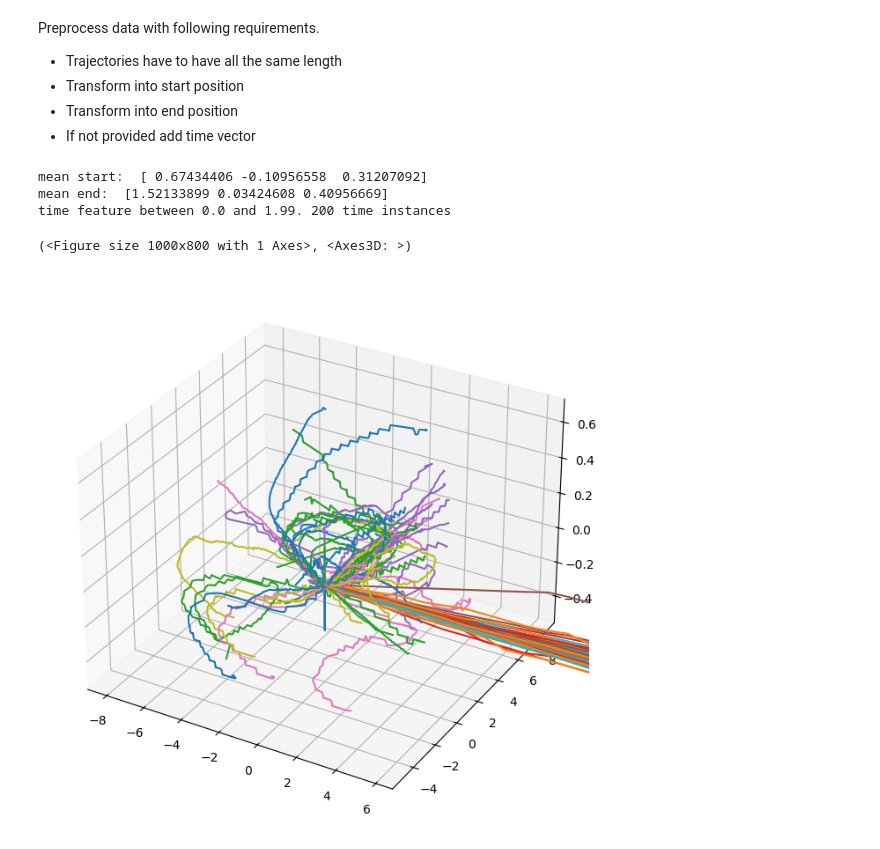
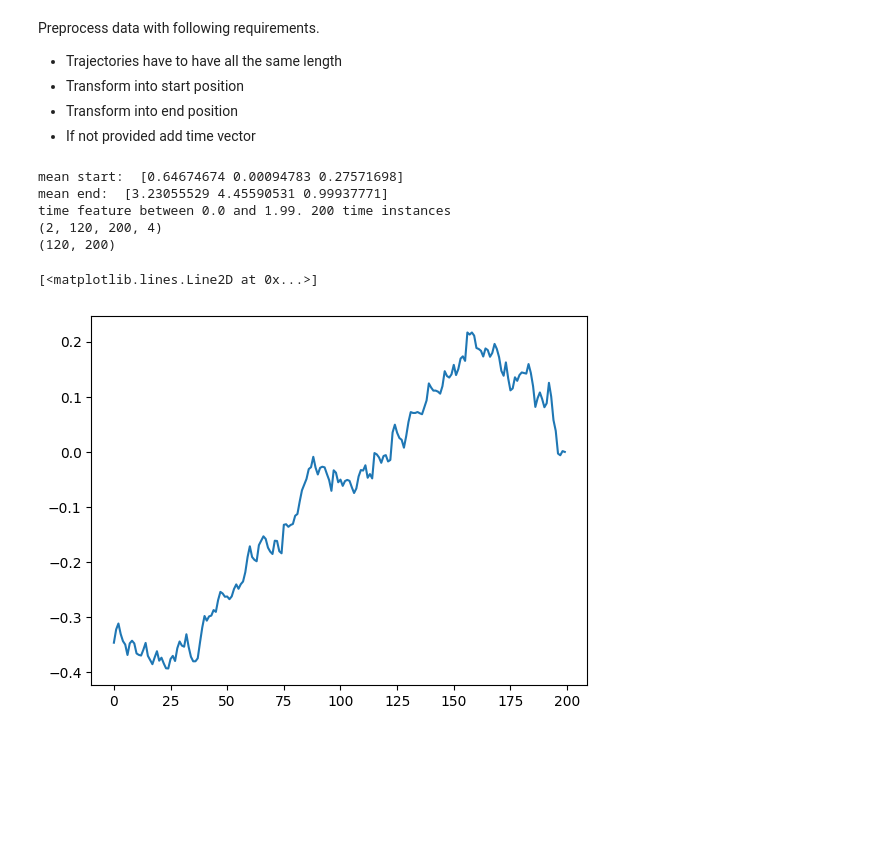
Before and after one commit to RobinU434/TaskParameterizedGaussianMixtureModels, a Jupyter notebook: examples/example.ipynb, the cells around one changed output. Saved outputs shown, nothing was run; the diff lists cells and outputs as text; code cells hidden in the pictures; blank space fills up the shorter version.

```diff
--- a/examples/example.ipynb
+++ b/examples/example.ipynb
@@ -57,0 +60,22 @@ plot_trajectories(
+# %%
+trajectory = trajectories[50]  # start trajectory
+
+trajectory_vector = np.diff(trajectory, axis=0)
+
+synthetic_trajectories = []
+num_trajectories = 120
+for _ in range(num_trajectories):
+    synthetic_trajectory = np.zeros_like(trajectory)
+    noise = np.random.normal(0, 0.01, size=synthetic_trajectory.shape)
+    synthetic_trajectory[0] = trajectory[0] + noise[0]
+    for traj_idx in range(1, len(trajectory)):
+        traj_point = synthetic_trajectory[traj_idx - 1] + trajectory_vector[traj_idx - 1] + noise[traj_idx]
+        synthetic_trajectory[traj_idx] = traj_point
+    synthetic_trajectories.append(np.stack(synthetic_trajectory))
+# noise = np.random.normal(0, 0.5,)
+
+plot_trajectories(
+    title="flight",
+    trajectories=synthetic_trajectories,
+    legend=False,
+)
@@ -58,3 +85,5 @@ plot_trajectories(
+# %%
+trajectories = synthetic_trajectories
 # %% [markdown]
 Preprocess data with following requirements.
 
@@ -187,38 +216,48 @@ class PreProcessor:
 
         if isinstance(trajectories, ndarray):
             # create time vector
             traj_shape = trajectories.shape
             # ASSUMPTION: values at index: -2 = num_points
 
             time = np.arange(
                 0,
                 traj_shape[-2] * (1 / self.capture_frequency),
                 1 / self.capture_frequency,
             )
             print(f"time feature between {time[0]} and {time[-1]}. {len(time)} time instances")
 
             # bump up dimensionality to match trajectories
             time = time.reshape((1,) * 2 + (-1, 1))
             time = np.broadcast_to(time, (*traj_shape[:-1], 1))
 
             return np.concatenate([trajectories, time], axis=-1)
 
         else:
             raise ValueError("wrong input type. Supported is: ndarray")
 
 
 num_samples = 200
 capture_freq = 100
 pre_processor = PreProcessor(capture_freq, num_samples)
 
 pre_processed_data = pre_processor(trajectories)
-plot_trajectories(trajectories=pre_processed_data[0])
+# plot_trajectories(trajectories=pre_processed_data[0, [15]])
+
+import matplotlib.pyplot as plt
+
+print(pre_processed_data.shape)
+control_data = pre_processed_data[1, :, :, 2]
+print(control_data.shape)
+plt.plot(range(control_data.shape[1]), control_data[50].transpose())
+# plt.legend()
 # %% [output]
-mean start:  [ 0.67434406 -0.10956558  0.31207092]
-mean end:  [1.52133899 0.03424608 0.40956669]
+mean start:  [0.64674674 0.00094783 0.27571698]
+mean end:  [3.23055529 4.45590531 0.99937771]
 time feature between 0.0 and 1.99. 200 time instances
+(2, 120, 200, 4)
+(120, 200)
-(<Figure size 1000x800 with 1 Axes>, <Axes3D: >)
+[<matplotlib.lines.Line2D at 0x...>]
-[figure, old version]
+[figure, new version]
 # %%
 from tpgmm.tpgmm.tpgmm import TPGMM
 
```
Also changed, not shown: parts of 7 cells of this notebook.
